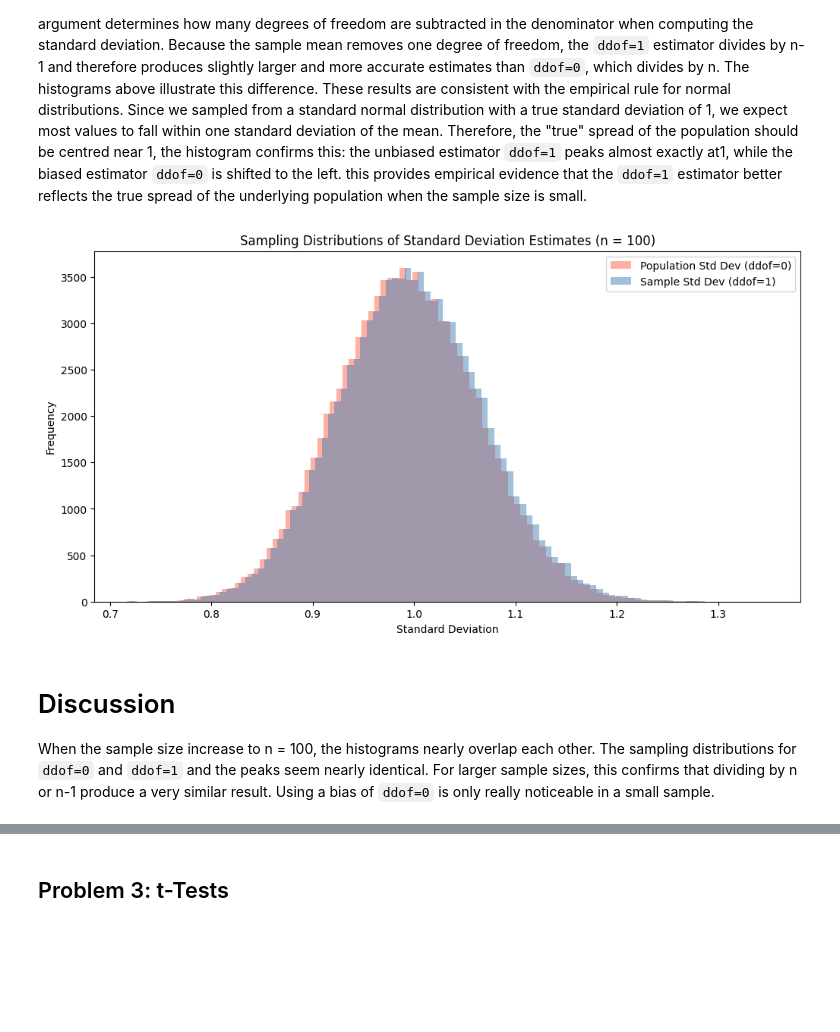
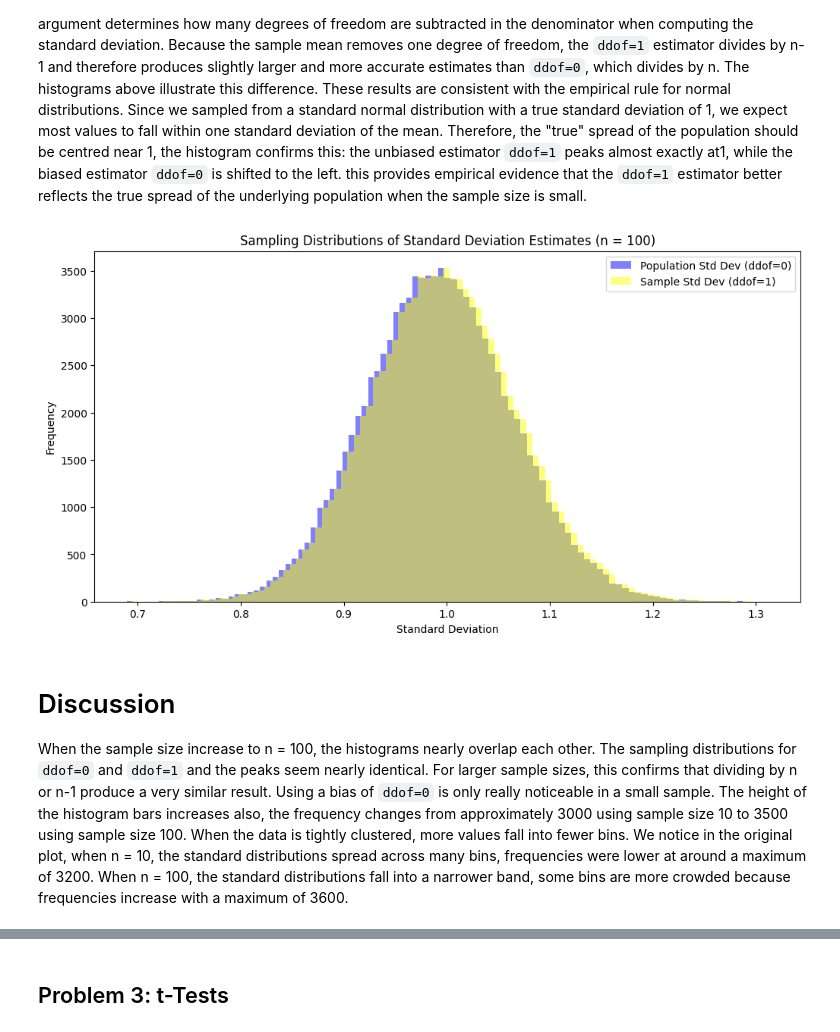
Before and after one commit to Grainne10/applied_statistics, a Jupyter notebook: problems.ipynb, the cells around one changed output, grey strips where cells are left out. Saved outputs shown, nothing was run; the diff lists cells and outputs as text; code cells hidden in the pictures; blank space fills up the shorter version.

```diff
--- a/problems.ipynb
+++ b/problems.ipynb
@@ -287,24 +287,24 @@ These results are consistent with the empirical rule for normal distributions. S
 # %%
 # We look at how this changes with larger sample sizes by repeating the process for samples of size 100.
 # The easist way to demonstrate this is to repeat the simulation with a larger sample size.
 
 data2 = np.random.normal(size=(100000, 100))
 # We compute the Standard deviation with ddof=0 , an biased estimator for the population standard deviation.
-std_population = np.std(data2, axis=1, ddof=0)
+std_pop_n100 = np.std(data2, axis=1, ddof=0)
 # We compute the Standard deviation with ddof=1, an unbiased estimator for the population standard deviation.
-std_sample = np.std(data2, axis=1, ddof=1)
+std_sample_n100 = np.std(data2, axis=1, ddof=1)
 # Next, we plot histograms of both sets of standard deviations to visually compare them.
 plt.figure(figsize=(12, 6))
-plt.hist(std_population, bins=100, alpha=0.5, label='Population Std Dev (ddof=0)', color='purple')
-plt.hist(std_sample, bins=100, alpha=0.5, label='Sample Std Dev (ddof=1)', color='pink')
+plt.hist(std_pop_n100, bins=100, alpha=0.5, label='Population Std Dev (ddof=0)', color='blue')
+plt.hist(std_sample_n100, bins=100, alpha=0.5, label='Sample Std Dev (ddof=1)', color='yellow')
 plt.legend()
 plt.xlabel('Standard Deviation')
 plt.ylabel('Frequency')
 plt.title('Sampling Distributions of Standard Deviation Estimates (n = 100)')
 plt.show()
 # %% [output]
-[figure, old version]
+[figure, new version]
 # %% [markdown]
 # Discussion
 
-When the sample size increase to n = 100, the histograms nearly overlap each other. The sampling distributions for `ddof=0` and `ddof=1` and the peaks seem nearly identical. For larger sample sizes, this confirms that dividing by n or n-1 produce a very similar result. Using a bias of `ddof=0` is only really noticeable in a small sample.
+When the sample size increase to n = 100, the histograms nearly overlap each other. The sampling distributions for `ddof=0` and `ddof=1` and the peaks seem nearly identical. For larger sample sizes, this confirms that dividing by n or n-1 produce a very similar result. Using a bias of `ddof=0` is only really noticeable in a small sample. The height of the histogram bars increases also, the frequency changes from approximately 3000 using sample size 10 to 3500 using sample size 100. When the data is tightly clustered, more values fall into fewer bins. We notice in the original plot, when n = 10, the standard distributions spread across many bins, frequencies were lower at around a maximum of 3200. When n = 100, the standard distributions fall into a narrower band, some bins are  more crowded because frequencies increase with a maximum of 3600.
```
Also changed, not shown: parts of 3 cells of this notebook.
